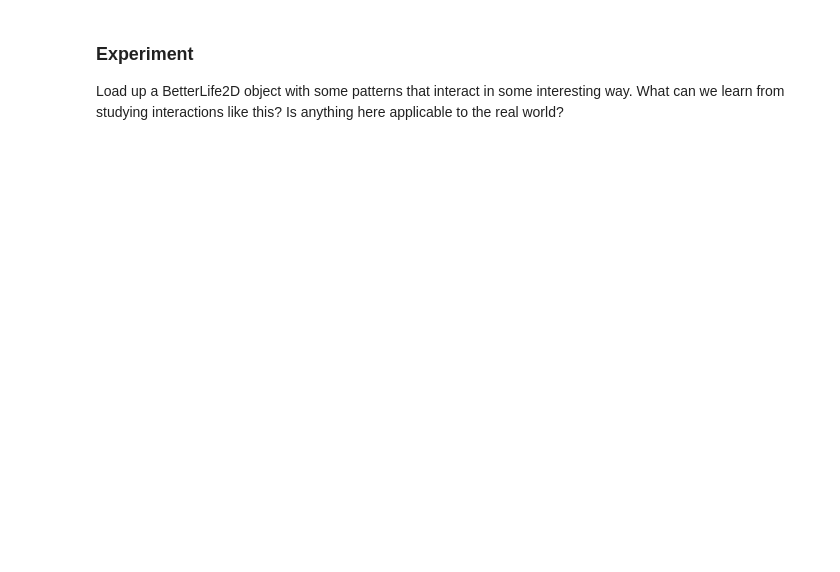
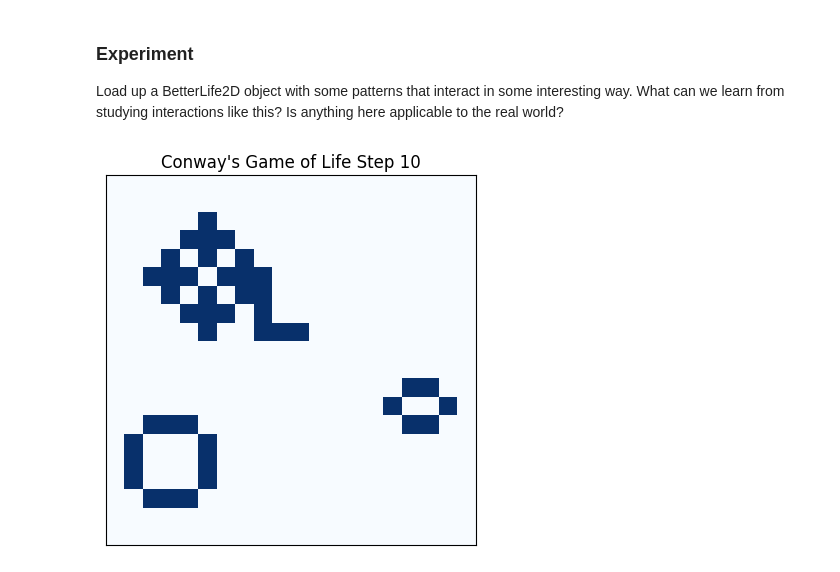
Before and after one commit to Parbjot/comp215, a Jupyter notebook: labs/lab08_GoL.ipynb, the cells around one changed output. Cells and saved outputs as stored; diff of their text form; code cells hidden in the pictures; blank space fills up the shorter version.

```diff
--- a/labs/lab08_GoL.ipynb
+++ b/labs/lab08_GoL.ipynb
@@ -257,0 +280,16 @@ What can we learn from studying interactions like this?   Is anything here appli
+# %%
+# Ex. 3 code for your experiment here
+gol = BetterLife2D(20, 20)
+
+gol.load_pattern(2, 2, glider_pattern)
+gol.load_pattern(8, 8, blinker_pattern)
+gol.load_pattern(14, 2, toad_pattern)
+gol.load_pattern(10, 12, lwss_pattern)
+
+gol.draw(step='Initial State')
+
+for step in range(10):
+    gol.step()
+    gol.draw(step=f'Step {step + 1}')
+# %% [output]
+[figure, added]
```
Also changed, not shown: parts of 8 cells of this notebook.
